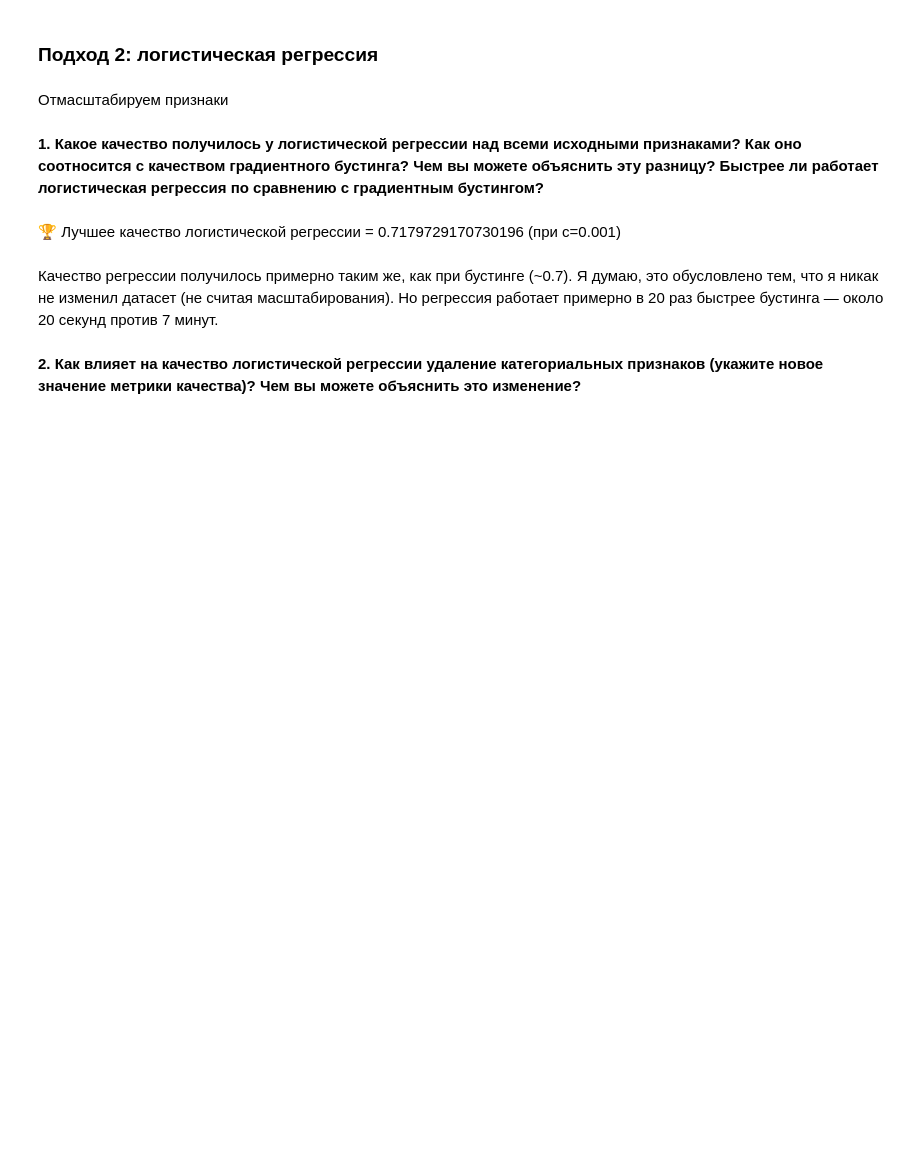
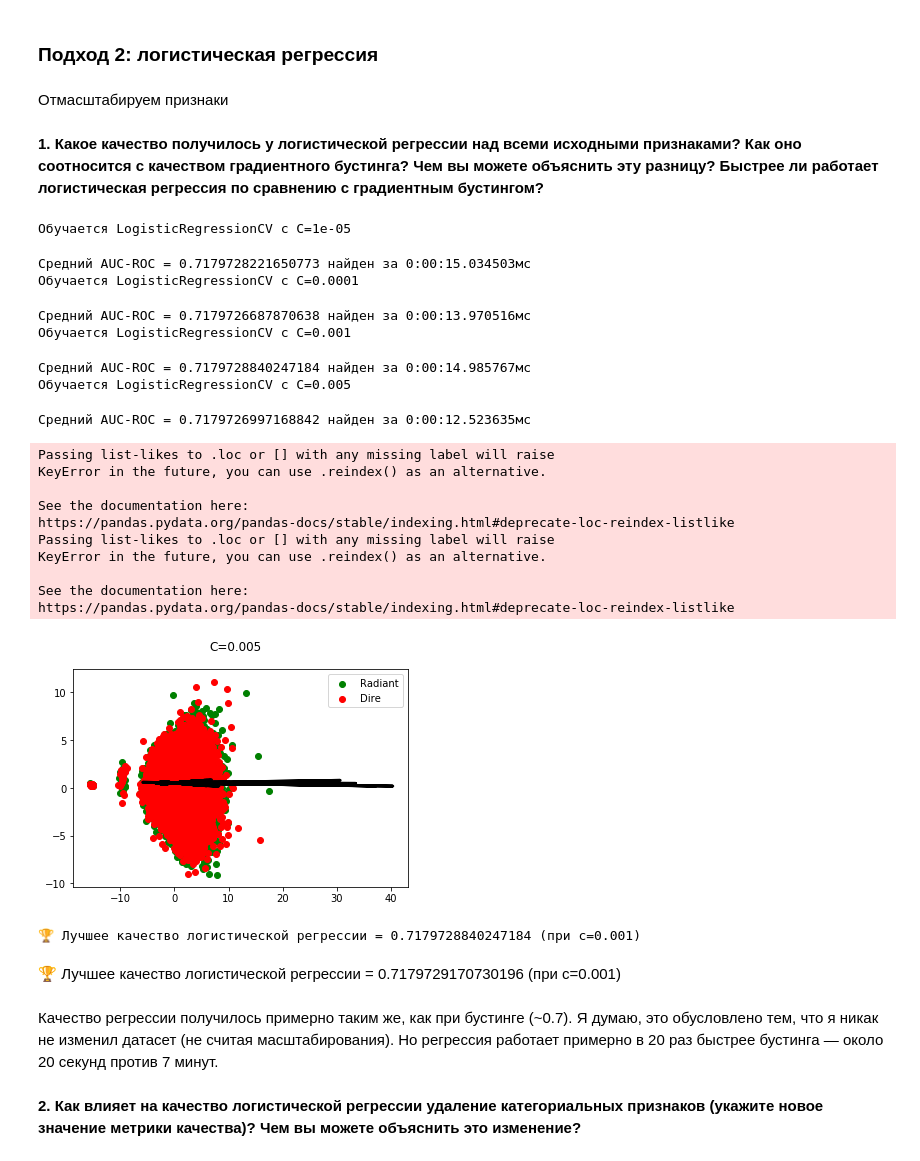
Before and after one commit to Kondenko/introduction-to-machine-learning-assignments, a Jupyter notebook: FinalStatement/solution.ipynb, the cells around one changed output. Saved outputs shown, nothing was run; the diff lists cells and outputs as text; code cells hidden in the pictures; blank space fills up the shorter version.

```diff
--- a/FinalStatement/solution.ipynb
+++ b/FinalStatement/solution.ipynb
@@ -119,8 +137,9 @@ X_scaled = p.DataFrame(data=X_scaled_array, index=X.index, columns=X.columns)
 # %%
 from sklearn.linear_model import LogisticRegressionCV
 from sklearn.metrics import roc_auc_score
+from sklearn.decomposition import PCA
 from numpy import linspace
-from sklearn.decomposition import PCA
+from scipy.special import expit
 
 def _fit_and_score_(X, y, c):
     ll_clf = LogisticRegressionCV(cv=kfold, penalty='l2')
@@ -129,11 +148,44 @@ def _fit_and_score_(X, y, c):
     ll_clf.fit(X, y)
     return ll_clf, ll_clf.score(X, y)
 
+def _plot_(c, x, clf, n_features=2, feature_selector='pca'):
+    if feature_selector == 'pca':
+        ### PCA
+        pca = PCA(n_components=n_features)
+        axis = p.DataFrame(pca.fit_transform(x, y))
+        y_label = x_label = None
+    elif feature_selector == 'coef':
+        ### Coefs (feature importance)
+        features = p.DataFrame(zip(clf.coef_[0], x), columns = ["coef", "column"])
+        important_features = features.nlargest(n_features, "coef")
+        (y_label, x_label) = important_features['column']
+        axis = x[important_features['column']]
+    else:
+        raise ValueError("Unknown feature selector")
+
+    # Data
+    radiant = axis.loc[y.loc[y==1].index]
+    dire = axis.loc[y.loc[y==0].index]
+    fig = plt.figure()
+    fig.suptitle(f"C={c}")
+    plt.xlabel(x_label)
+    plt.ylabel(y_label)
+    plt.scatter(radiant.iloc[:, 0], radiant.iloc[:, 1], label="Radiant", c="green")
+    plt.scatter(dire.iloc[:, 0], dire.iloc[:, 1], label="Dire", c="Red")
+
+    # Loss
+#     loss = expit(np.array(x) * clf.coef_ + clf.intercept_)
+    loss = expit(x.values * clf.coef_ + clf.intercept_)
+    plt.plot(np.array(x), loss, color='black', linewidth=3)
+
+    plt.legend()
+    plt.show()
+
 def fit_log_reg(X):
     best_score = None
     best_c = None
     best_clf = None
-    for c in linspace(0.00001, 0.001, num=5):
+    for c in [0.00001, 0.0001, 0.001, 0.005]:
         start_time = datetime.now()
         print(f"Обучается LogisticRegressionCV с C={c}")
         ll_clf, avg_score = _fit_and_score_(X, y, c)
@@ -143,11 +195,32 @@ def fit_log_reg(X):
             best_clf = ll_clf
         exec_time = datetime.now() - start_time
         print(f"Средний AUC-ROC = {avg_score} найден за {exec_time}мс")
-    _plot_(best_c, X, best_clf)
-    return best_score, best_c
+    _plot_(c, X, best_clf)
+    return best_clf, best_score, best_c
 # %%
-score, c = fit_log_reg(X_scaled)
+clf, score, c = fit_log_reg(X_scaled)
 print(f"\n🏆 Лучшее качество логистической регрессии = {score} (при c={c})")
+# %% [output]
+Обучается LogisticRegressionCV с C=1e-05
+Средний AUC-ROC = 0.7179728221650773 найден за 0:00:15.034503мс
+Обучается LogisticRegressionCV с C=0.0001
+Средний AUC-ROC = 0.7179726687870638 найден за 0:00:13.970516мс
+Обучается LogisticRegressionCV с C=0.001
+Средний AUC-ROC = 0.7179728840247184 найден за 0:00:14.985767мс
+Обучается LogisticRegressionCV с C=0.005
+Средний AUC-ROC = 0.7179726997168842 найден за 0:00:12.523635мс
+Passing list-likes to .loc or [] with any missing label will raise
+KeyError in the future, you can use .reindex() as an alternative.
+
+See the documentation here:
+https://pandas.pydata.org/pandas-docs/stable/indexing.html#deprecate-loc-reindex-listlike
+Passing list-likes to .loc or [] with any missing label will raise
+KeyError in the future, you can use .reindex() as an alternative.
+
+See the documentation here:
+https://pandas.pydata.org/pandas-docs/stable/indexing.html#deprecate-loc-reindex-listlike
+[figure, added]
+🏆 Лучшее качество логистической регрессии = 0.7179728840247184 (при c=0.001)
 # %% [markdown]
 🏆 Лучшее качество логистической регрессии = 0.7179729170730196 (при c=0.001)
 # %% [markdown]
```
Also changed, not shown: parts of 9 cells of this notebook.
